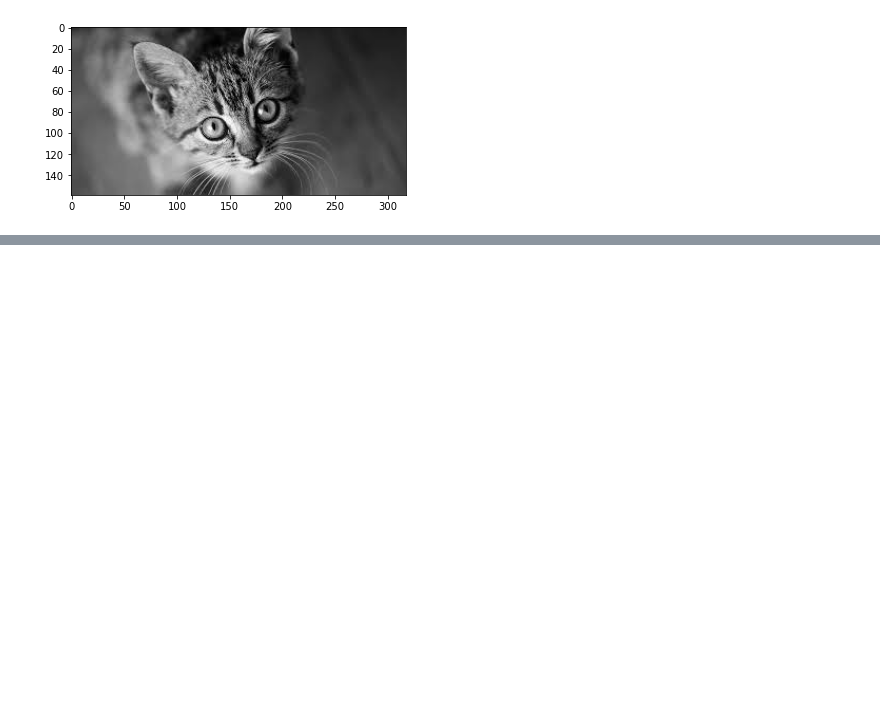
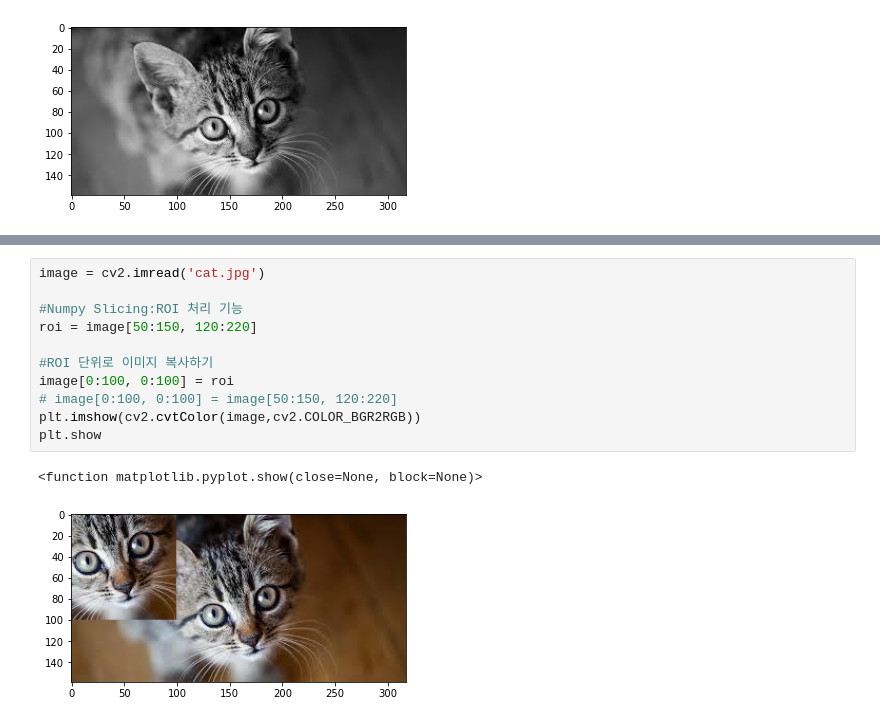
Before and after one commit to yoonsula/Python-data_analysis-and-image_processing, a Jupyter notebook: OpenCV.ipynb, the cells around one changed output, grey strips where cells are left out. Drawn from its saved outputs; the diff is of its cells as text; blank space fills up the shorter version.

```diff
--- a/OpenCV.ipynb
+++ b/OpenCV.ipynb
@@ -50,0 +93,14 @@ plt.show()
+# %%
+image = cv2.imread('cat.jpg')
+
+#Numpy Slicing:ROI 처리 기능
+roi = image[50:150, 120:220]
+
+#ROI 단위로 이미지 복사하기
+image[0:100, 0:100] = roi
+# image[0:100, 0:100] = image[50:150, 120:220]
+plt.imshow(cv2.cvtColor(image,cv2.COLOR_BGR2RGB))
+plt.show
+# %% [output]
+<function matplotlib.pyplot.show(close=None, block=None)>
+[figure, added]
```
Also changed, not shown: parts of 7 cells of this notebook.
